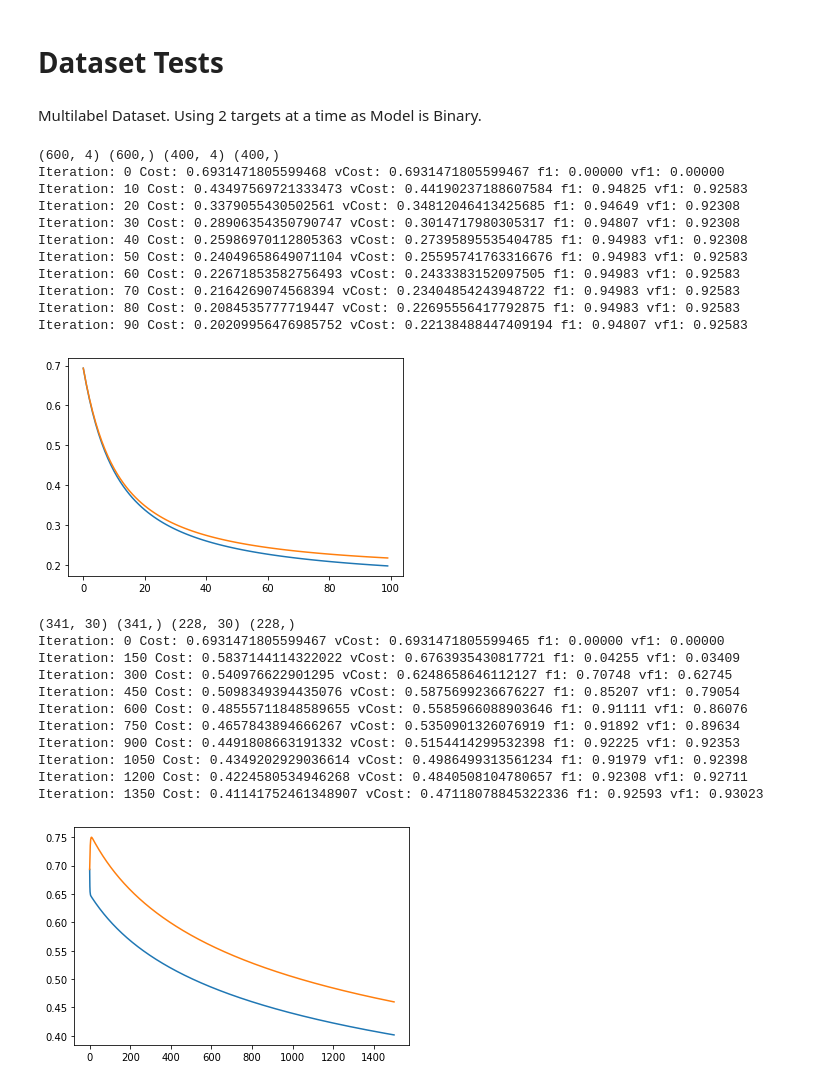
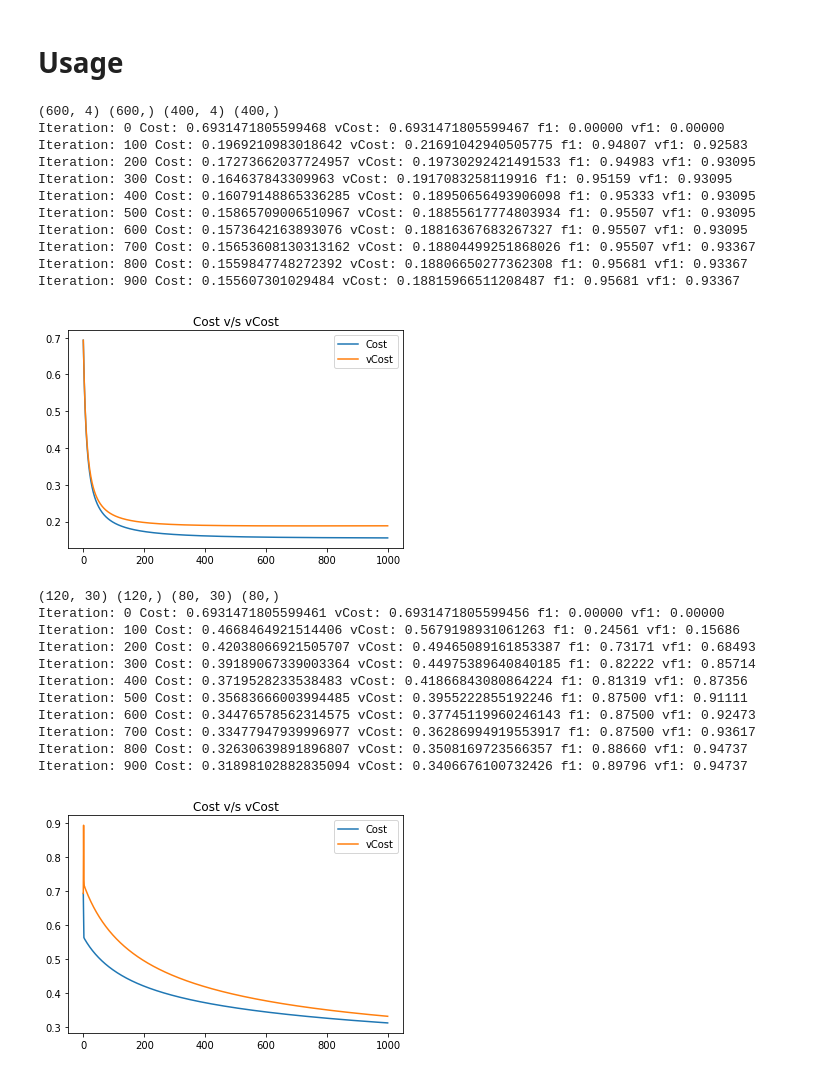
Before and after one commit to msparsh/ml-algorithms, a Jupyter notebook: notebooks/logistic_regression.ipynb, the cells around one changed output. Drawn from its saved outputs; the diff is of its cells as text; code cells hidden in the pictures.

```diff
--- a/notebooks/logistic_regression.ipynb
+++ b/notebooks/logistic_regression.ipynb
@@ -17,7 +16,7 @@ class LogisticRegression:
     e = 1e-35
 
     def __init__(self):
-        """To add globals if required to make model persistent."""
+        """use If required to make model persistent."""
 
         pass
 
@@ -26,7 +25,7 @@ class LogisticRegression:
 
         return 1 / (1 + np.exp(-(np.dot(X, W) + b)))
 
-    def update(self, X, res, y, y_, W, b, alpha, m):
+    def update(self, X, res, W, b, alpha, m):
         """Updates W, b stochastically for each datapoint."""
 
         #res = y-y_
@@ -38,9 +37,14 @@ class LogisticRegression:
             W += alpha * dJ_dW / m
             b += alpha * dJ_db / m
         return W, b
+
     def create_plot(self, costs):
-        plt.plot([x for x in range(0,len(costs["cost"]))], costs["cost"])
-        plt.plot([x for x in range(0,len(costs["vcost"]))], costs["vcost"])
+        """Create line plots for cost and validation cost"""
+
+        plt.title("Cost v/s vCost")
+        plt.plot(np.arange(0,len(costs["cost"])), costs["cost"], label="Cost")
+        plt.plot(np.arange(0,len(costs["vcost"])), costs["vcost"], label="vCost")
+        plt.legend()
 
     def cost(self, y, y_, e=e):
         """Returns logistic cost between predicted values and true labels."""
@@ -66,6 +70,8 @@ class LogisticRegression:
             Number of iterations for training. Default is 1000.
         alpha : float, optional
             Learning rate. Default is 0.000001
+        validation_size : float, optional
+            Portion of data to be used for validation from the end of the data
 
         Returns
         -------
@@ -88,7 +94,7 @@ class LogisticRegression:
 
             y_val_ = self.sigmoid_dot(X_val, W, b)
             res = y - y_
-            W, b = self.update(X, res, y, y_, W, b, alpha,m)
+            W, b = self.update(X, res, W, b, alpha,m)
 
             costs["cost"].append(self.cost(y, y_))
             costs["vcost"].append(self.cost(y_val,y_val_))
@@ -112,6 +118,4 @@ class LogisticRegression:
         s = self.sigmoid_dot(X, W, b)
         return s.round()
 # %% [markdown]
-# Dataset Tests
+# Usage
-# %% [markdown]
-Multilabel Dataset. Using 2 targets at a time as Model is Binary.
@@ -121,20 +125,20 @@ from sklearn.datasets import make_classification
 X, y = make_classification(1000, 4, random_state=0)
 # %%
 m = LogisticRegression()
-W, b, costs = m.fit(X, y, 100, 0.1)
+W, b, costs = m.fit(X, y, 1000, 0.1)
 # %% [output]
 (600, 4) (600,) (400, 4) (400,)
 Iteration: 0 Cost: 0.6931471805599468 vCost: 0.6931471805599467 f1: 0.00000 vf1: 0.00000
-Iteration: 10 Cost: 0.43497569721333473 vCost: 0.44190237188607584 f1: 0.94825 vf1: 0.92583
-Iteration: 20 Cost: 0.3379055430502561 vCost: 0.34812046413425685 f1: 0.94649 vf1: 0.92308
-Iteration: 30 Cost: 0.28906354350790747 vCost: 0.3014717980305317 f1: 0.94807 vf1: 0.92308
-Iteration: 40 Cost: 0.25986970112805363 vCost: 0.27395895535404785 f1: 0.94983 vf1: 0.92308
-Iteration: 50 Cost: 0.24049658649071104 vCost: 0.25595741763316676 f1: 0.94983 vf1: 0.92583
-Iteration: 60 Cost: 0.22671853582756493 vCost: 0.2433383152097505 f1: 0.94983 vf1: 0.92583
-Iteration: 70 Cost: 0.2164269074568394 vCost: 0.23404854243948722 f1: 0.94983 vf1: 0.92583
-Iteration: 80 Cost: 0.2084535777719447 vCost: 0.22695556417792875 f1: 0.94983 vf1: 0.92583
-Iteration: 90 Cost: 0.20209956476985752 vCost: 0.22138488447409194 f1: 0.94807 vf1: 0.92583
+Iteration: 100 Cost: 0.1969210983018642 vCost: 0.21691042940505775 f1: 0.94807 vf1: 0.92583
+Iteration: 200 Cost: 0.17273662037724957 vCost: 0.19730292421491533 f1: 0.94983 vf1: 0.93095
+Iteration: 300 Cost: 0.164637843309963 vCost: 0.1917083258119916 f1: 0.95159 vf1: 0.93095
+Iteration: 400 Cost: 0.16079148865336285 vCost: 0.18950656493906098 f1: 0.95333 vf1: 0.93095
+Iteration: 500 Cost: 0.15865709006510967 vCost: 0.18855617774803934 f1: 0.95507 vf1: 0.93095
+Iteration: 600 Cost: 0.1573642163893076 vCost: 0.18816367683267327 f1: 0.95507 vf1: 0.93095
+Iteration: 700 Cost: 0.15653608130313162 vCost: 0.18804499251868026 f1: 0.95507 vf1: 0.93367
+Iteration: 800 Cost: 0.1559847748272392 vCost: 0.18806650277362308 f1: 0.95681 vf1: 0.93367
+Iteration: 900 Cost: 0.155607301029484 vCost: 0.18815966511208487 f1: 0.95681 vf1: 0.93367
-[figure, old version]
+[figure, new version]
 # %%
 from sklearn.datasets import load_breast_cancer
 # %%
@@ -142,18 +148,18 @@ X,y = load_breast_cancer(return_X_y=True)
 # %%
 m = LogisticRegression()
-W, b, costs = m.fit(X, y, 1000+500, 0.000001)
+W, b, costs = m.fit(X, y, 1000, 0.000005)
 # %% [output]
-(341, 30) (341,) (228, 30) (228,)
-Iteration: 0 Cost: 0.6931471805599467 vCost: 0.6931471805599465 f1: 0.00000 vf1: 0.00000
-Iteration: 150 Cost: 0.5837144114322022 vCost: 0.6763935430817721 f1: 0.04255 vf1: 0.03409
-Iteration: 300 Cost: 0.540976622901295 vCost: 0.6248658646112127 f1: 0.70748 vf1: 0.62745
-Iteration: 450 Cost: 0.5098349394435076 vCost: 0.5875699236676227 f1: 0.85207 vf1: 0.79054
-Iteration: 600 Cost: 0.48555711848589655 vCost: 0.5585966088903646 f1: 0.91111 vf1: 0.86076
-Iteration: 750 Cost: 0.4657843894666267 vCost: 0.5350901326076919 f1: 0.91892 vf1: 0.89634
-Iteration: 900 Cost: 0.4491808663191332 vCost: 0.5154414299532398 f1: 0.92225 vf1: 0.92353
-Iteration: 1050 Cost: 0.4349202929036614 vCost: 0.4986499313561234 f1: 0.91979 vf1: 0.92398
-Iteration: 1200 Cost: 0.4224580534946268 vCost: 0.4840508104780657 f1: 0.92308 vf1: 0.92711
-Iteration: 1350 Cost: 0.41141752461348907 vCost: 0.47118078845322336 f1: 0.92593 vf1: 0.93023
+(120, 30) (120,) (80, 30) (80,)
+Iteration: 0 Cost: 0.6931471805599461 vCost: 0.6931471805599456 f1: 0.00000 vf1: 0.00000
+Iteration: 100 Cost: 0.4668464921514406 vCost: 0.5679198931061263 f1: 0.24561 vf1: 0.15686
+Iteration: 200 Cost: 0.42038066921505707 vCost: 0.49465089161853387 f1: 0.73171 vf1: 0.68493
+Iteration: 300 Cost: 0.39189067339003364 vCost: 0.44975389640840185 f1: 0.82222 vf1: 0.85714
+Iteration: 400 Cost: 0.3719528233538483 vCost: 0.41866843080864224 f1: 0.81319 vf1: 0.87356
+Iteration: 500 Cost: 0.35683666003994485 vCost: 0.3955222855192246 f1: 0.87500 vf1: 0.91111
+Iteration: 600 Cost: 0.34476578562314575 vCost: 0.37745119960246143 f1: 0.87500 vf1: 0.92473
+Iteration: 700 Cost: 0.33477947939996977 vCost: 0.36286994919553917 f1: 0.87500 vf1: 0.93617
+Iteration: 800 Cost: 0.32630639891896807 vCost: 0.3508169723566357 f1: 0.88660 vf1: 0.94737
+Iteration: 900 Cost: 0.31898102882835094 vCost: 0.3406676100732426 f1: 0.89796 vf1: 0.94737
-[figure, old version]
+[figure, new version]
 # %%
 from sklearn.datasets import make_circles
```
Also changed, not shown: parts of 24 cells of this notebook.
